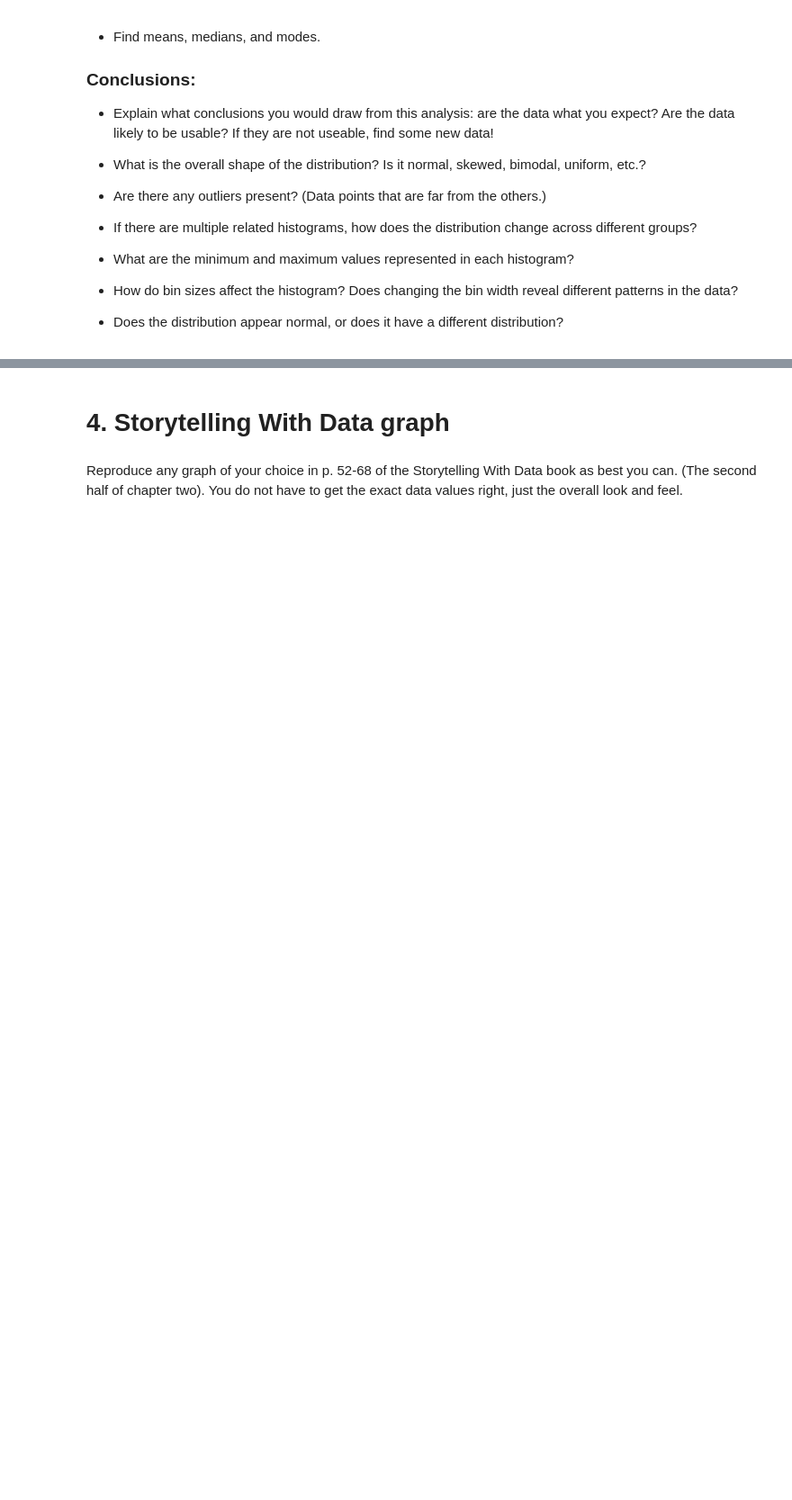
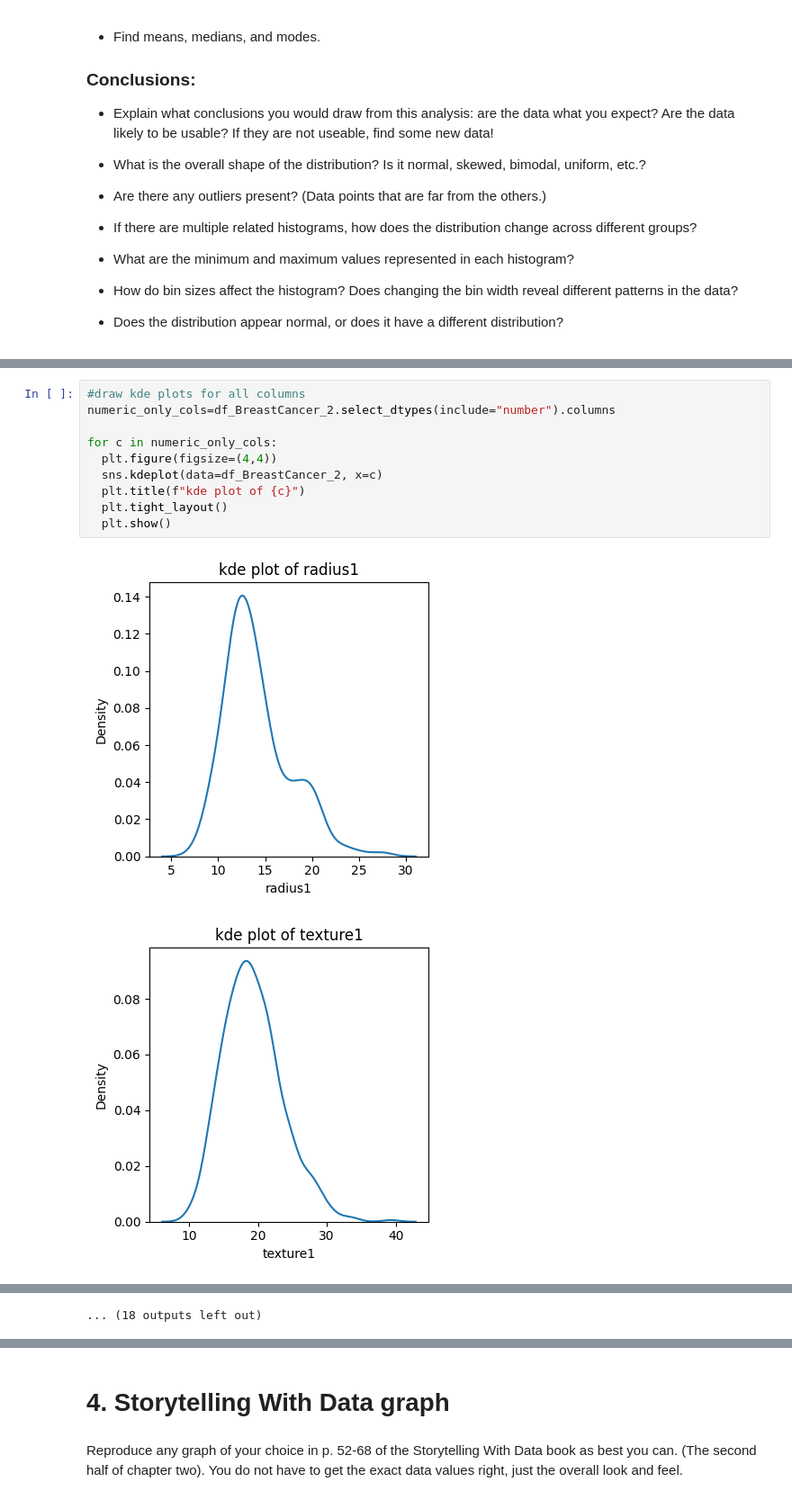
Before and after one commit to Jbaner/Module-B-semester-2, a Jupyter notebook: Week4.ipynb, the cells around one changed output, grey strips where cells are left out. Shown at 90% size. Cells and saved outputs as stored; diff of their text form; blank space fills up the shorter version.

```diff
--- a/Week4.ipynb
+++ b/Week4.ipynb
@@ -230,0 +206,13 @@ Name: 0, dtype: object
+# %%
+#draw kde plots for all columns
+numeric_only_cols=df_BreastCancer_2.select_dtypes(include="number").columns
+
+for c in numeric_only_cols:
+  plt.figure(figsize=(4,4))
+  sns.kdeplot(data=df_BreastCancer_2, x=c)
+  plt.title(f"kde plot of {c}")
+  plt.tight_layout()
+  plt.show()
+# %% [output]
+[figure, added]
+[figure, added]
@@ -230,0 +229 @@ Name: 0, dtype: object
+... (18 outputs left out)
```
Also changed, not shown: parts of 14 cells of this notebook.
